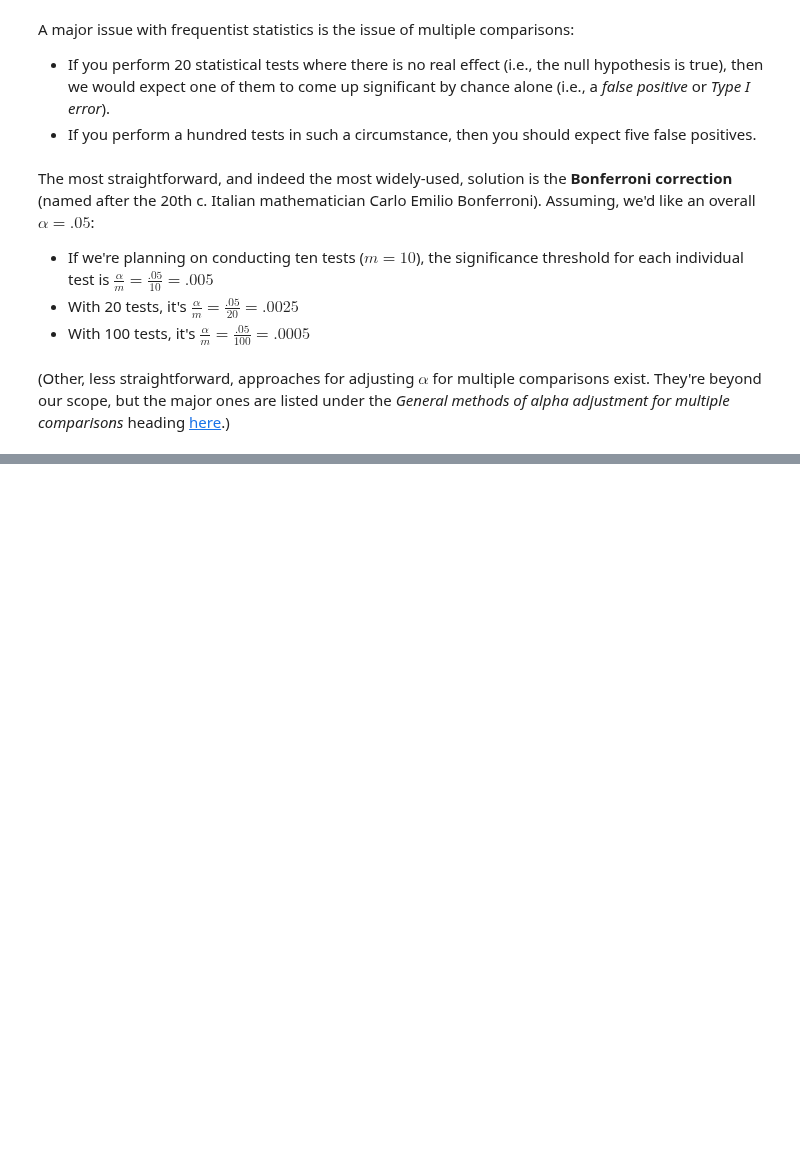
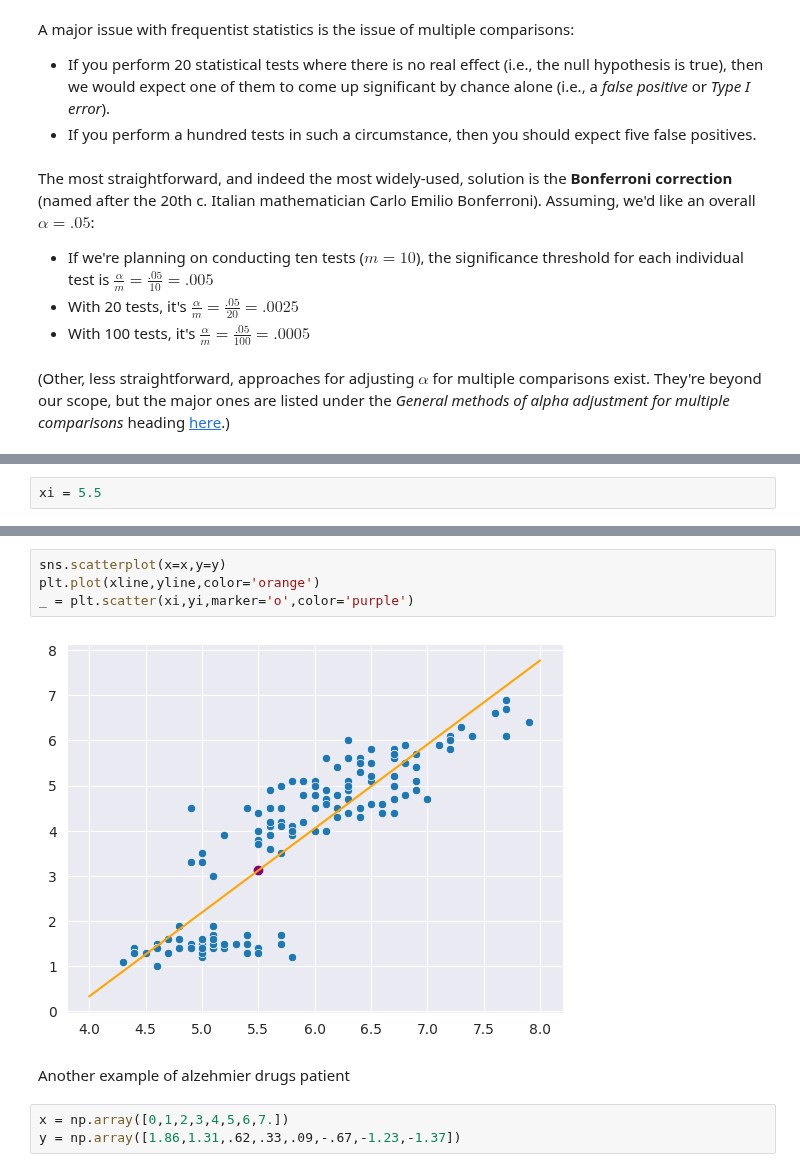
Before and after one commit to fakhar-iqbal/Machine_Learning_Fundamentals, a Jupyter notebook: Statistics.ipynb, the cells around one changed output, grey strips where cells are left out. Drawn from its saved outputs; the diff is of its cells as text; blank space fills up the shorter version.

```diff
--- a/Statistics.ipynb
+++ b/Statistics.ipynb
@@ -1058,0 +1145,2 @@ The most straightforward, and indeed the most widely-used, solution is the **Bon
+# %%
+xi = 5.5
@@ -1058,0 +1152,11 @@ The most straightforward, and indeed the most widely-used, solution is the **Bon
+# %%
+sns.scatterplot(x=x,y=y)
+plt.plot(xline,yline,color='orange')
+_ = plt.scatter(xi,yi,marker='o',color='purple')
+# %% [output]
+[figure, added]
+# %% [markdown]
+Another example of alzehmier drugs patient
+# %%
+x = np.array([0,1,2,3,4,5,6,7.])
+y = np.array([1.86,1.31,.62,.33,.09,-.67,-1.23,-1.37])
```
Also changed, not shown: parts of 39 cells of this notebook.
